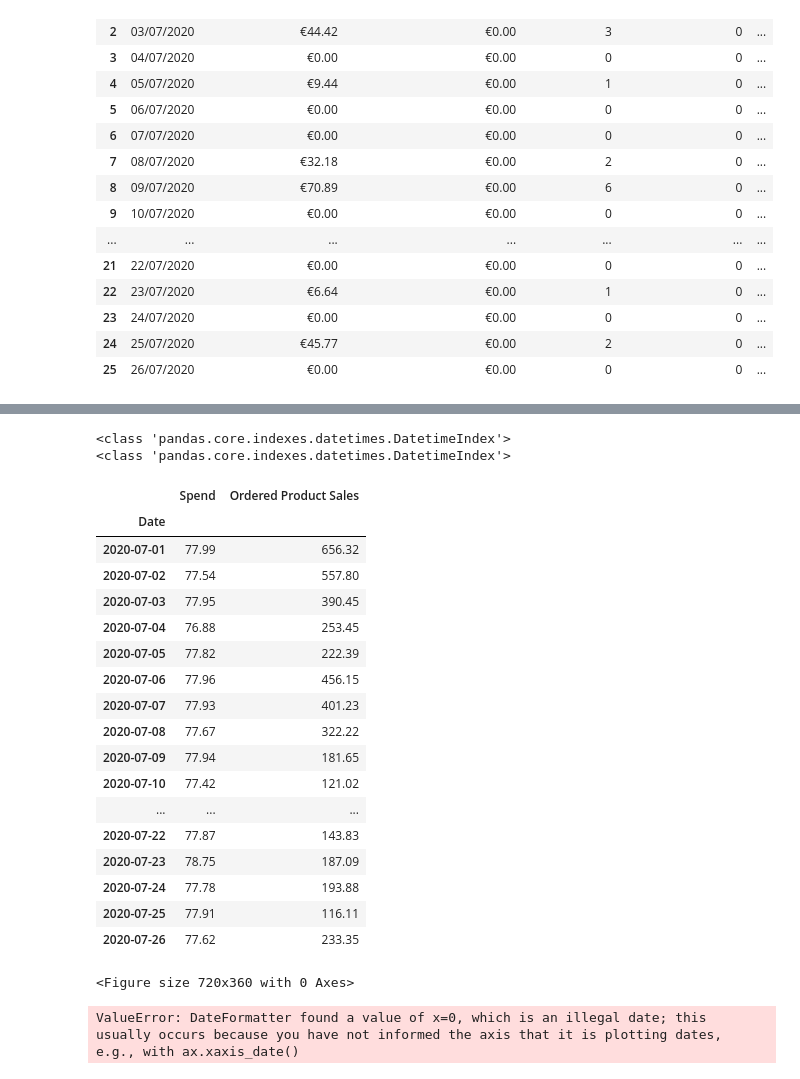
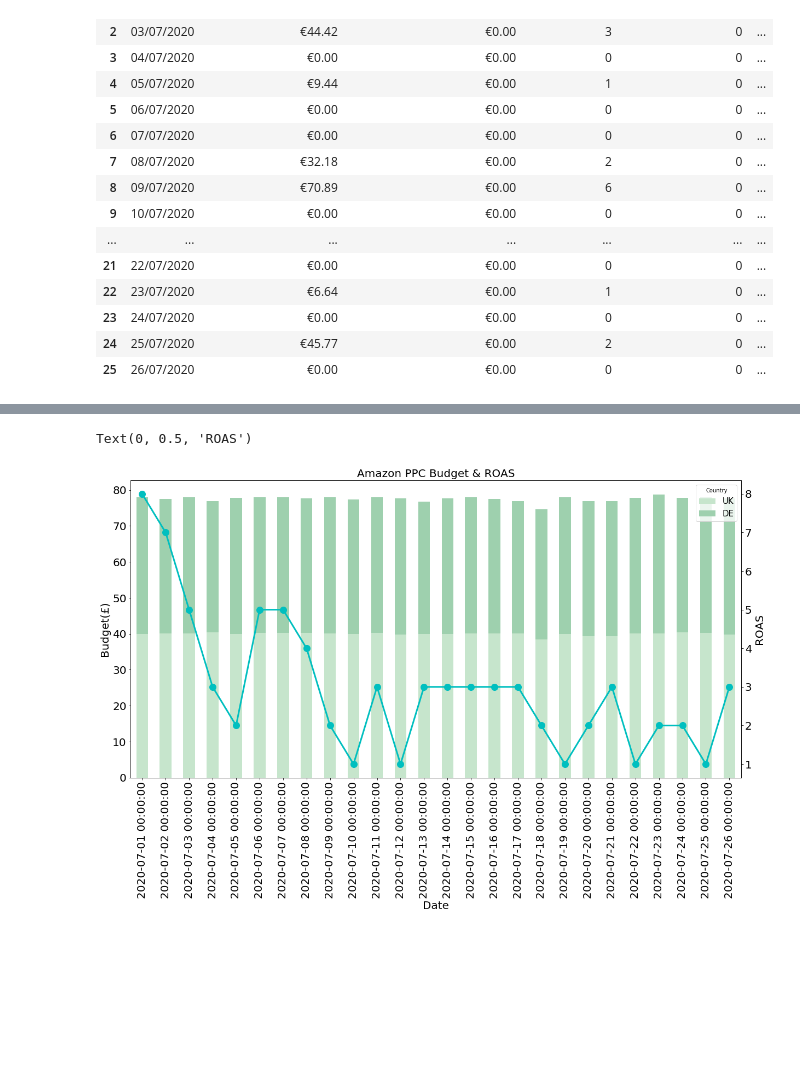
Before and after one commit to JoannaKang/kakao-commerce-data-analysis, a Jupyter notebook: Kakao_dashboard_Amazon.ipynb, the cells around one changed output, grey strips where cells are left out. Drawn from its saved outputs; the diff is of its cells as text; code cells hidden in the pictures; blank space fills up the shorter version.

```diff
--- a/Kakao_dashboard_Amazon.ipynb
+++ b/Kakao_dashboard_Amazon.ipynb
@@ -214,7 +151,6 @@ from matplotlib.dates import DateFormatter
 import matplotlib.dates as mdates
 
 amazonppc_country = pd.pivot_table(amazonppc_all, values='Spend', columns='Country', index = 'Date', aggfunc=sum)
-amazonppc_country.index = pd.to_datetime(amazonppc_country.index, format = '%Y-%m-%d')
-amazonppc_country
-
-#sales_all.index = pd.to_datetime(sales_all.index, format = '%d/%m/%Y')
+amazonppc_country  = amazonppc_country[['UK', 'DE']]
+# amazonppc_country.index = pd.to_datetime(amazonppc_country.index, format = '%Y-%m-%d')
+# pd.DatetimeIndex(amazonppc_country.index).normalize()
@@ -240,32 +157,14 @@ amazonppc_country
-# %%
-print(type(amazonppc_country.index))
-print(type(amazon_merge.index))
-# %% [output]
-<class 'pandas.core.indexes.datetimes.DatetimeIndex'>
-<class 'pandas.core.indexes.datetimes.DatetimeIndex'>
 # %%
 sales_all = pd.pivot_table(business_report_ALL, index = 'Date', values = 'Ordered Product Sales', aggfunc = np.sum )
 sales_all.index = pd.to_datetime(sales_all.index, format = '%d/%m/%Y')
 # %%
 amazonppc_spend = pd.pivot_table(amazonppc_all, values='Spend', index = 'Date', aggfunc=sum)
 amazon_merge = pd.concat([amazonppc_spend, sales_all], axis = 1)
-amazon_merge
+
+amazon_merge['roas'] = 0
+
+for i in range(len(amazon_merge['roas'])):
+    roas = round(amazon_merge['Ordered Product Sales'][i]/amazon_merge['Spend'][i],2)
+    amazon_merge['roas'][i] = roas
+
+amazon_merge.index = pd.to_datetime(amazon_merge.index, format = '%Y-%m-%d')
-# %% [output]
-|  | Spend | Ordered Product Sales |
-| Date |  |  |
-| 2020-07-01 | 77.99 | 656.32 |
-| 2020-07-02 | 77.54 | 557.80 |
-| 2020-07-03 | 77.95 | 390.45 |
-| 2020-07-04 | 76.88 | 253.45 |
-| 2020-07-05 | 77.82 | 222.39 |
-| 2020-07-06 | 77.96 | 456.15 |
-| 2020-07-07 | 77.93 | 401.23 |
-| 2020-07-08 | 77.67 | 322.22 |
-| 2020-07-09 | 77.94 | 181.65 |
-| 2020-07-10 | 77.42 | 121.02 |
-| ... | ... | ... |
-| 2020-07-22 | 77.87 | 143.83 |
-| 2020-07-23 | 78.75 | 187.09 |
-| 2020-07-24 | 77.78 | 193.88 |
-| 2020-07-25 | 77.91 | 116.11 |
-| 2020-07-26 | 77.62 | 233.35 |
@@ -278,18 +171,17 @@ for i in range(len(amazon_merge['roas'])):
 # %%
 from matplotlib.dates import DateFormatter
 import matplotlib.dates as mdates
+import seaborn as sns
 
+ax = amazonppc_country.plot.bar(stacked=True, color=sns.color_palette("ch:2.5,-.2,dark=.3"))
+ax2 = ax.twinx()
+ax2.plot(amazon_merge['roas'].values, marker = 'o', linestyle = '-', color='c', linewidth = 3, markersize = 12)
 
-plt.rcParams['figure.figsize'] = (10, 5)
+plt.title('Amazon PPC Budget & ROAS', fontsize = 20)
 
-fig = plt.figure()
-ax = amazonppc_country.plot.bar(stacked=True)
-ax.xaxis.set_major_formatter(mdates.DateFormatter('%Y-%m-%d'))
-
-#ax2 = ax.twinx()
-#ax2.plot(amazon_merge['Spend'], marker = 'o', linestyle = '-', color = 'c')
-
-#plt.title('Amazon Spending & Sales', fontsize = 15)
+ax.set_xlabel('Date', fontsize =20)
+ax.set_ylabel('Budget(£)', fontsize =20)
+ax2.set_ylabel('ROAS', fontsize= 20)
 # %% [output]
-<Figure size 720x360 with 0 Axes>
+Text(0, 0.5, 'ROAS')
-ValueError: DateFormatter found a value of x=0, which is an illegal date; this usually occurs because you have not informed the axis that it is plotting dates, e.g., with ax.xaxis_date()
+[figure, added]
```
Also changed, not shown: parts of 10 cells of this notebook.
